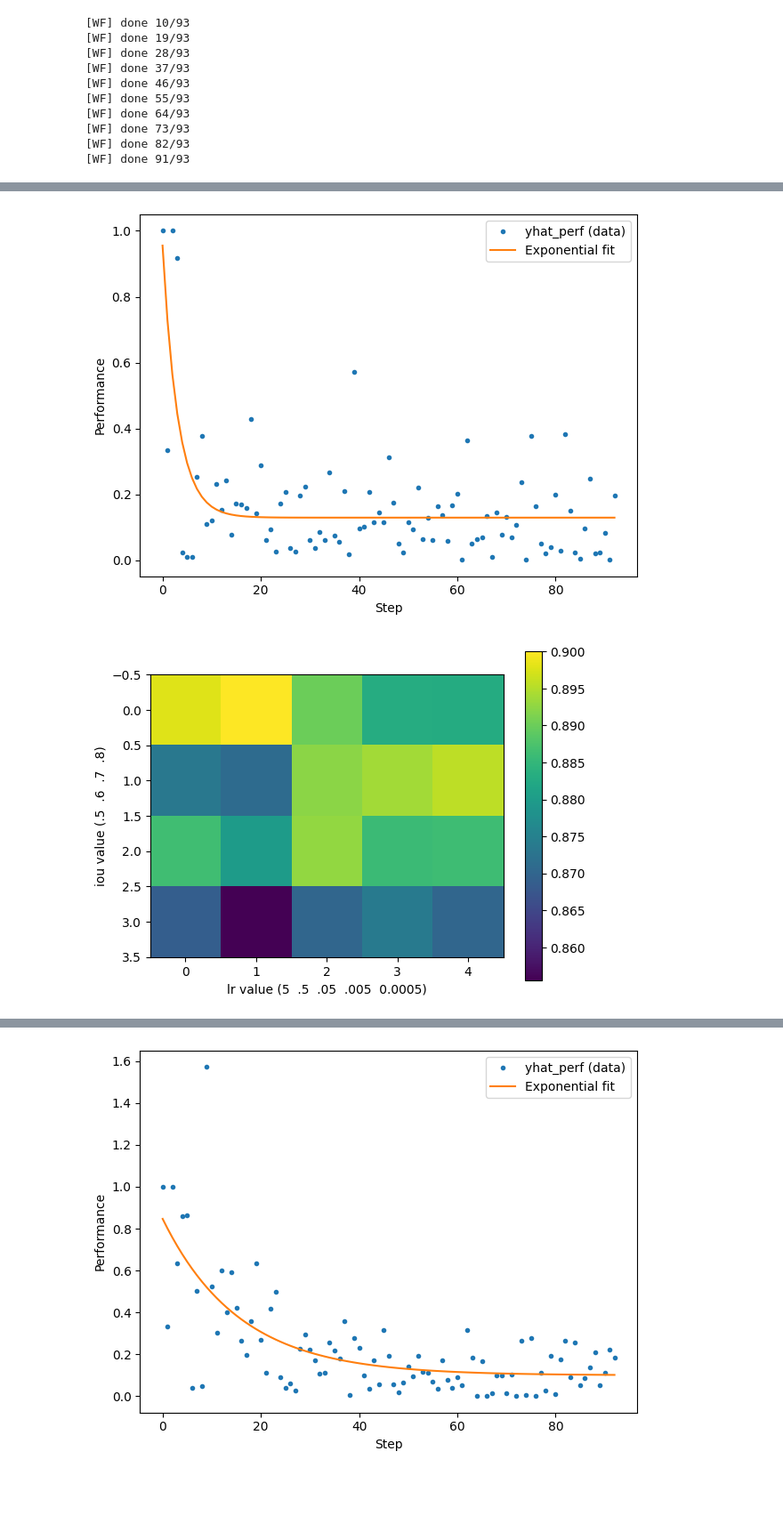
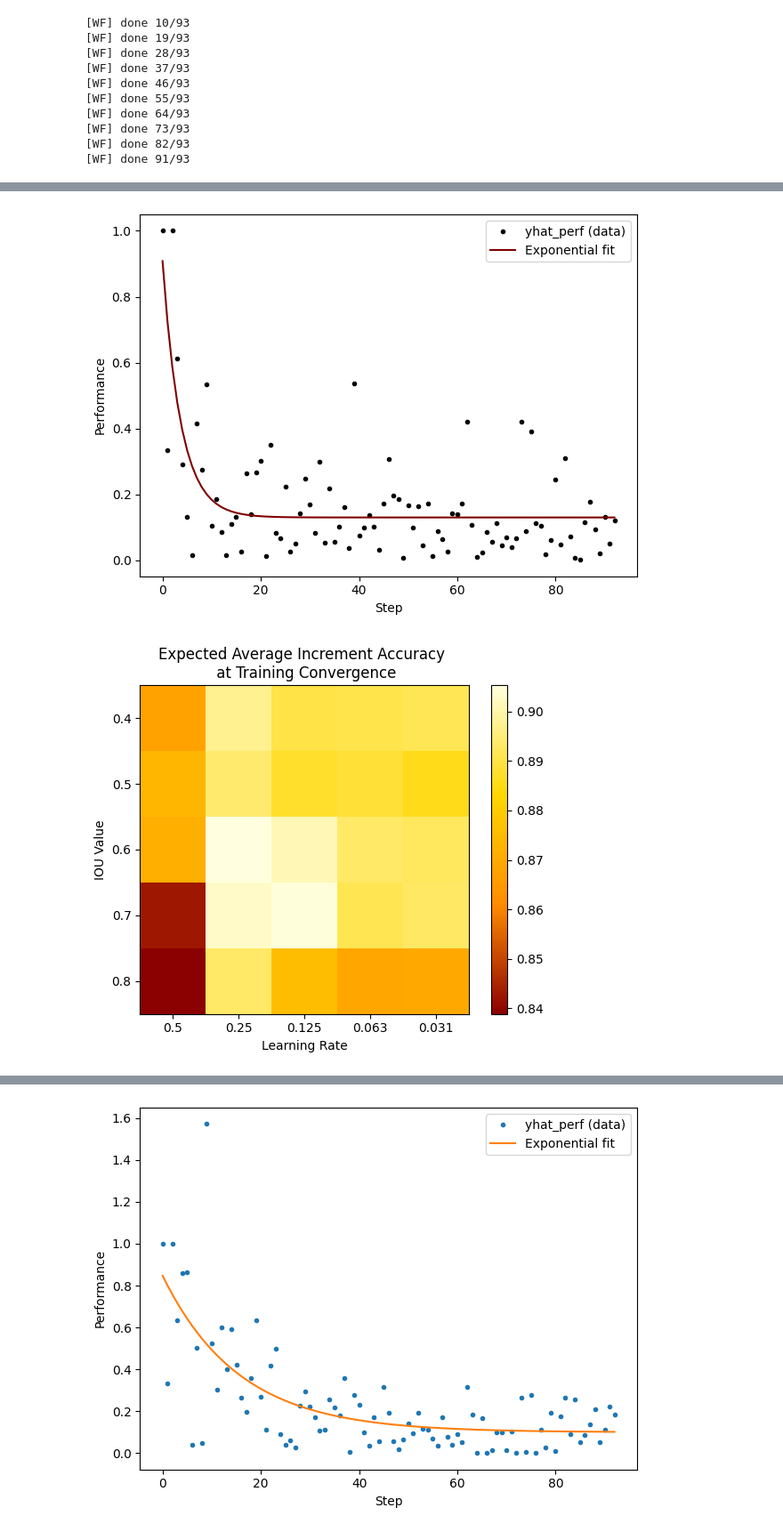
Before and after one commit to Jairik/Chick-Counting, a Jupyter notebook: rgb/mm_tp.ipynb, the cells around one changed output, grey strips where cells are left out. Shown: that part at 89% size. Cells and saved outputs as stored; diff of their text form; code cells hidden in the pictures; blank space fills up the shorter version.

Commit message:
completion of more basic IOU analysis and direction. For Logan: Derive event data from estimated best topology and run finalized testing

```diff
--- a/rgb/mm_tp.ipynb
+++ b/rgb/mm_tp.ipynb
@@ -1111,3 +1129,11 @@ yhat_perf = abs(errs/(inc_true))
 [WF] done 73/93
 [WF] done 82/93
 [WF] done 91/93
+# %%
+with open('bb_iou_40.pkl', 'rb') as file:
+    tmp_load = pickle.load(file)
+    trainer, event_tuple, report, metrics = tmp_load
+
+print(event_tuple[0].shape)
+
+event_L = [1637, 1681, 1733, 1813, 1966, 2380]
@@ -1144,14 +1174,14 @@ import dill as pickle
 
 mat_L = np.ones((5, 5), dtype=np.float32)
 
-for i in range(5,9):
+for i in range(4,9):
     for j in range(0, 5):
         with open('bb_iou_'+str(i)+'0.pkl', 'rb') as file:
             tmp_load = pickle.load(file)
             trainer, event_tuple, report, metrics = tmp_load
 
         inc_pred, cum_pred, metrics = walk_forward_eval(event_tuple[0], event_tuple[1], report['frame_index'].values, report['cum_true'].values,
-            TrainerCtor=lambda: GroupedSoftplusSGDVector(lr=(5 / 10 ** j), epochs=(10 if j>0 else 1), l2=5e-3, clip=2.0,
+            TrainerCtor=lambda: GroupedSoftplusSGDVector(lr=(.5 / 2 ** j), epochs=(15), l2=5e-2, clip=2.0,
             report_every=50, early_stop_patience=50),
             verbose=False)
 
@@ -1177,9 +1207,9 @@ for i in range(5,9):
 
         y_fit = exp_conv(t, L_hat, A_hat, k_hat)
 
-        mat_L[i-5,j] = L_hat
+        mat_L[i-4,j] = L_hat
 
-        print(f"Estimated asymptote (convergence value) at i,j ({i},{j}):", L_hat)
+        #print(f"Estimated asymptote at i,j ({i},{j}):", L_hat)
 
         if(L_hat<0):
             plt.plot(yhat_perf)
@@ -1188,20 +1218,33 @@ for i in range(5,9):
         #print("Estimated A:", A_hat)
         #print("Estimated k:", k_hat)
 
+from matplotlib.colors import LinearSegmentedColormap
+colors = ['darkred','darkorange','gold','lightyellow']
+sunset_cmap = LinearSegmentedColormap.from_list("sunset", colors, N=256)
+
 # 6. Plot original vs fitted
 plt.figure()
-plt.plot(t, yhat_perf, 'o', label='yhat_perf (data)', markersize=3)
-plt.plot(t, y_fit, '-', label='Exponential fit')
+plt.plot(t, yhat_perf, 'o', label='yhat_perf (data)', markersize=3, color='black')
+plt.plot(t, y_fit, '-', label='Exponential fit', color='maroon')
 plt.xlabel('Step')
 plt.ylabel('Performance')
 plt.legend()
 plt.tight_layout()
 plt.show()
 
-mat_L_inv = 1- mat_L
-plt.imshow(mat_L_inv[:4,:])
-plt.colorbar()
-plt.xlabel('lr value (5  .5  .05  .005  0.0005)')
-plt.ylabel('iou value (.5  .6  .7  .8)')
+mappable = plt.imshow(mat_L_inv[:,:], cmap=sunset_cmap)
+plt.colorbar(mappable)
+plt.title('Expected Average Increment Accuracy \n at Training Convergence')
+plt.xlabel('Learning Rate')
+plt.xticks([0,1,2,3,4],[.500, .250,  .125,  0.063, 0.031])
+plt.ylabel('IOU Value')
+plt.yticks([0,1,2,3,4],[0.4,0.5,0.6,0.7,0.8])
 plt.show()
+
+event_L = [1637,1681, 1733, 1813, 1966, 2380]
+plt.bar(np.asarray(range(40, 100, 10))/100, event_L, width=0.09, color='maroon')
+plt.title('# of Trainable Events across IOU Values')
+plt.xlabel('IOU Value')
+plt.ylabel('# of Trainable Events')
+plt.show()
 # %% [output]
@@ -1228,2 +1251,2 @@ Estimated asymptote (convergence value) at i,j (8,4): 0.1298063048373428
-[figure, old version]
+[figure, new version]
-[figure, old version]
+[figure, new version]
```
Also changed, not shown: parts of 5 cells of this notebook, 1 other file.
